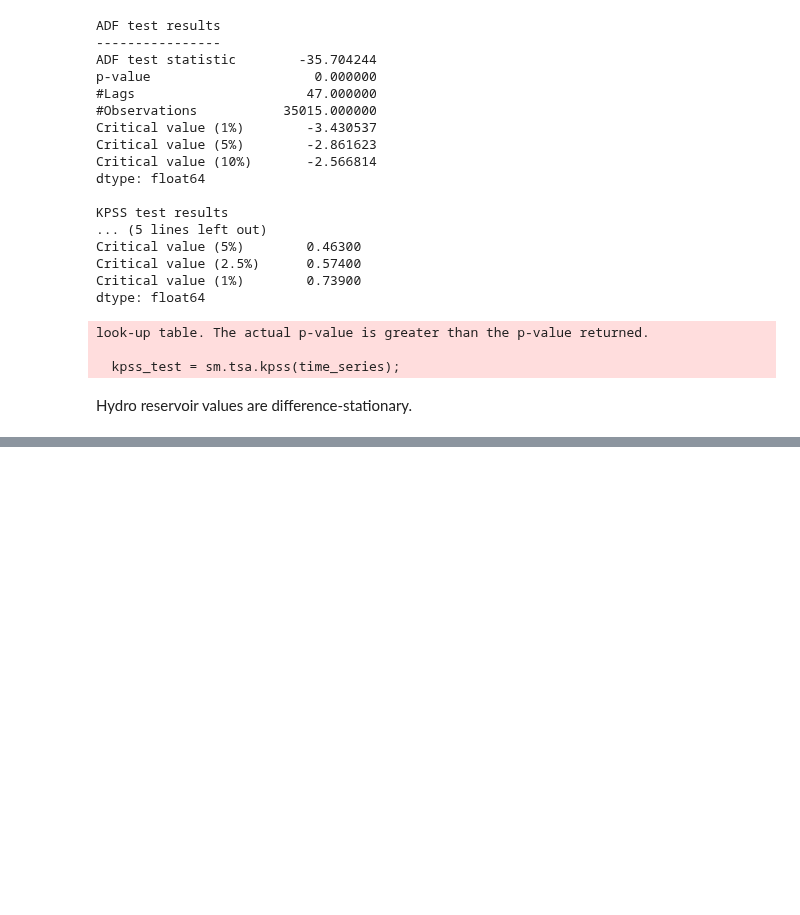
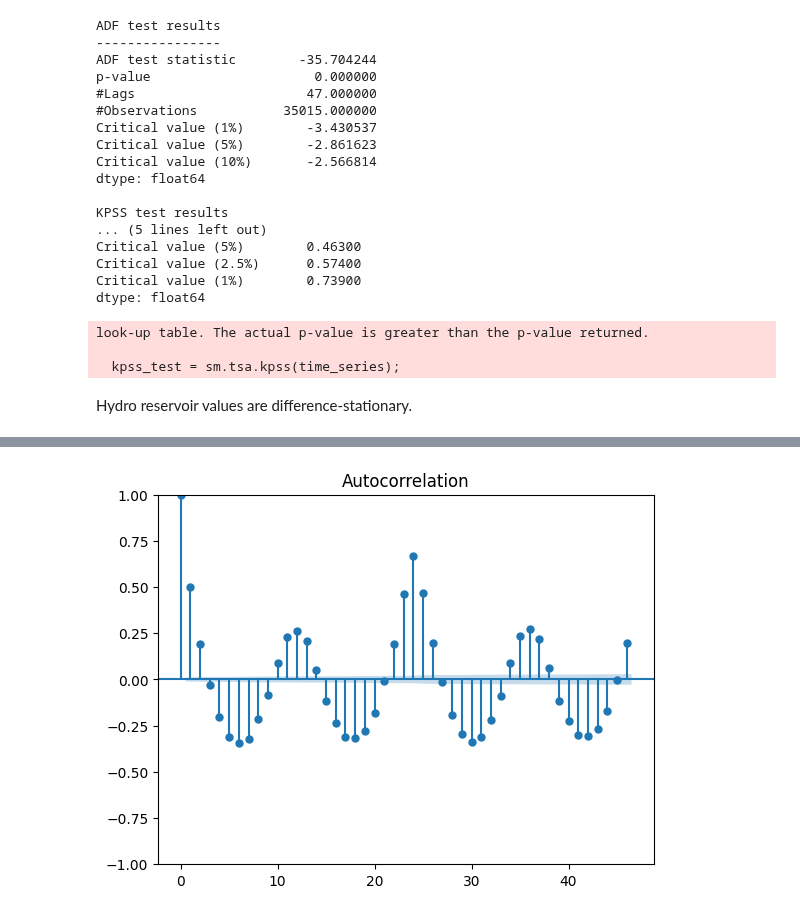
Before and after one commit to MiguelLoureiro98/EnergyForecasting, a Jupyter notebook: src/notebooks/hourly_forecasting/time_series_analysis.ipynb, the cells around one changed output, grey strips where cells are left out. Drawn from its saved outputs; the diff is of its cells as text; code cells hidden in the pictures; blank space fills up the shorter version.

```diff
--- a/src/notebooks/hourly_forecasting/time_series_analysis.ipynb
+++ b/src/notebooks/hourly_forecasting/time_series_analysis.ipynb
@@ -247,0 +671,4 @@ Hydro reservoir values are difference-stationary.
+# %%
+sm.graphics.tsa.plot_acf(data["price actual"].diff().dropna());
+# %% [output]
+[figure, added]
```
Also changed, not shown: parts of 38 cells of this notebook.
